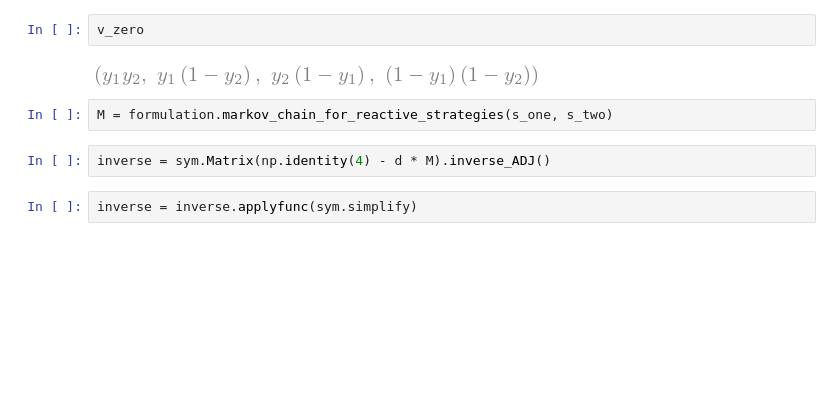
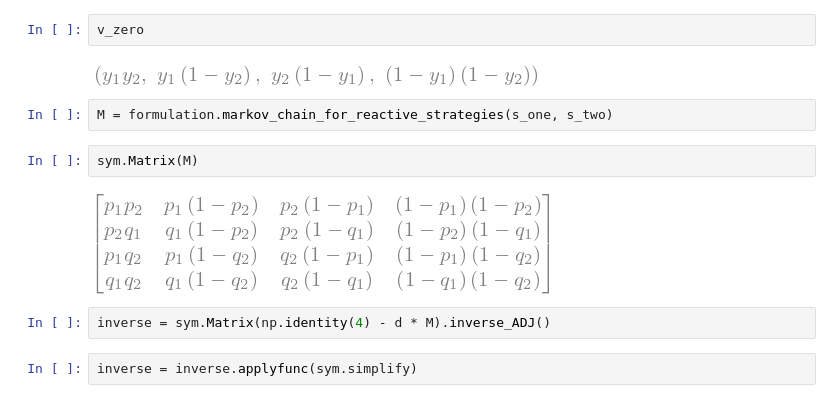
Before and after one commit to Nikoleta-v3/evolution-of-cooperation-with-limited-updating-payoff-memory, a Jupyter notebook: main.ipynb, the cells around one changed output. Drawn from its saved outputs; the diff is of its cells as text; blank space fills up the shorter version.

```diff
--- a/main.ipynb
+++ b/main.ipynb
@@ -47,6 +47,10 @@ v_zero
 [figure]
 # %%
 M = formulation.markov_chain_for_reactive_strategies(s_one, s_two)
+# %%
+sym.Matrix(M)
+# %% [output]
+[figure, added]
 # %%
 inverse = sym.Matrix(np.identity(4) - d * M).inverse_ADJ()
 # %%
```
Also changed, not shown: parts of 35 cells of this notebook.
